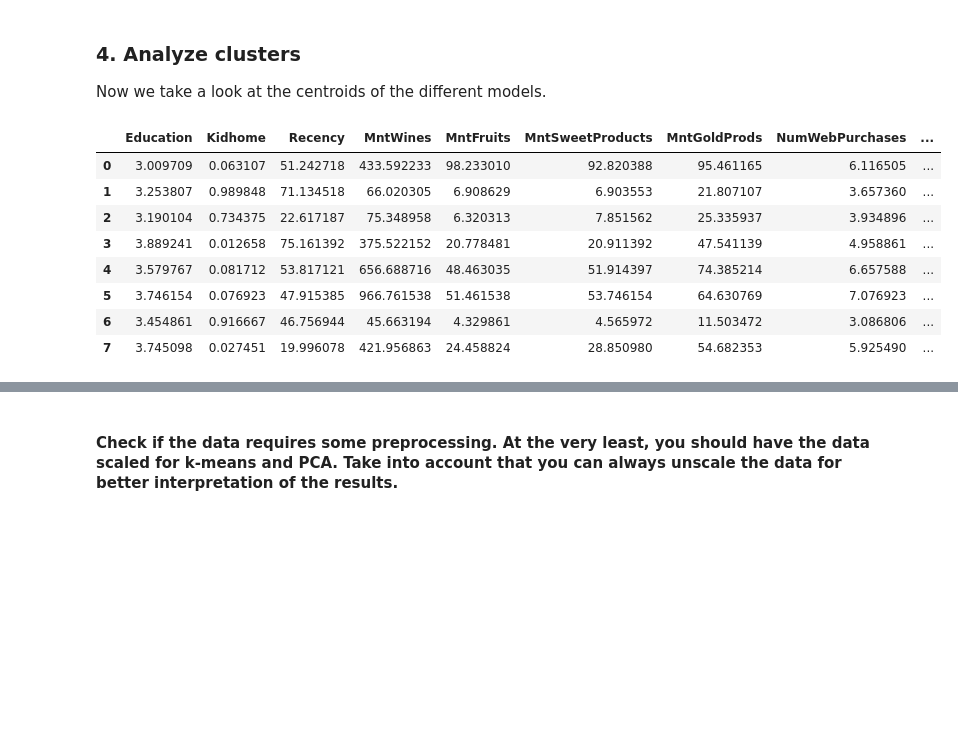
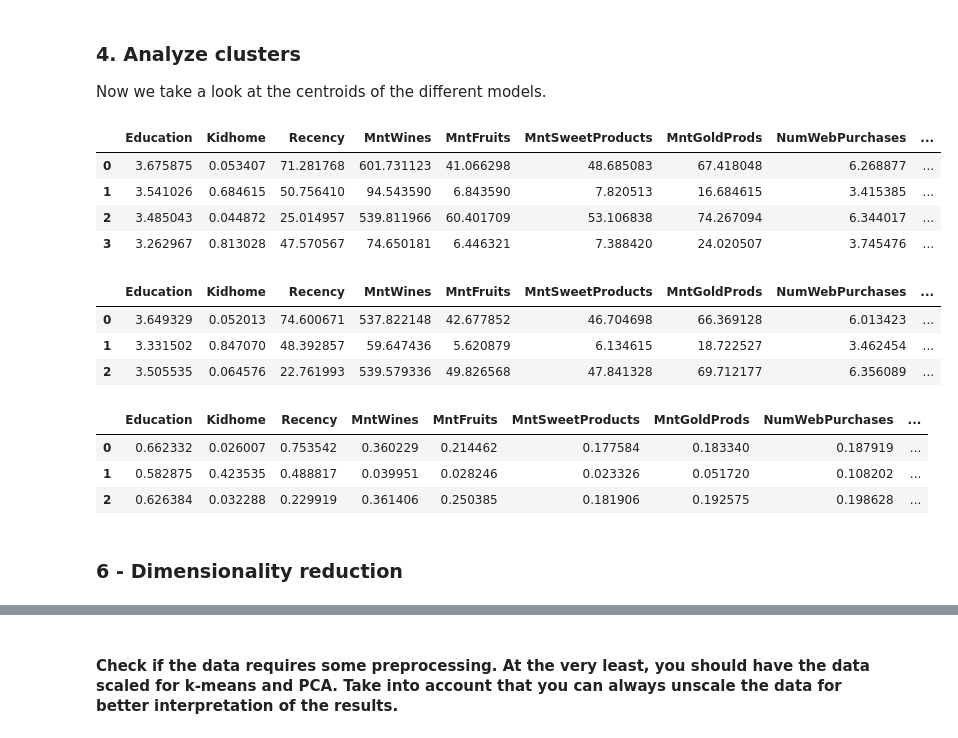
Before and after one commit to sannahartmann/Assignment-1-Unsupervised-learning, a Jupyter notebook: assignment1.ipynb, the cells around one changed output, grey strips where cells are left out. Saved outputs shown, nothing was run; the diff lists cells and outputs as text; code cells hidden in the pictures; blank space fills up the shorter version.

```diff
--- a/assignment1.ipynb
+++ b/assignment1.ipynb
@@ -229,11 +231,13 @@ Perhaps expectedly, the average results are much more smooth than the single sim
 ### 3. Train the k-means models
 Now, we make a k-means model for every candidate cluster number. In the last section it was found that 8-10 clusters could be a good number of clusters to examine further.
 # %%
+km3  = KMeans(n_clusters=3,  random_state=19)
 km4  = KMeans(n_clusters=4,  random_state=19)
 km8  = KMeans(n_clusters=8,  random_state=19)
 km9  = KMeans(n_clusters=9,  random_state=19)
 km10 = KMeans(n_clusters=10, random_state=19)
 
+km3.fit( df_scaled)
 km4.fit( df_scaled)
 km8.fit( df_scaled)
 km9.fit( df_scaled)
@@ -244,16 +248,30 @@ KMeans(n_clusters=10, random_state=19)
 ### 4. Analyze clusters
 Now we take a look at the centroids of the different models.
 # %%
-centers = pd.DataFrame(km8.cluster_centers_,columns=df_scaled.columns)
-centers_unscaled = pd.DataFrame(scaler.inverse_transform(centers),index=centers.index,columns=centers.columns)
-centers_unscaled
+centers4 = pd.DataFrame(km4.cluster_centers_,columns=df_scaled.columns)
+centers_unscaled4 = pd.DataFrame(scaler.inverse_transform(centers4),index=centers4.index,columns=centers4.columns)
+centers_unscaled4
 # %% [output]
 |  | Education | Kidhome | Recency | MntWines | MntFruits | MntSweetProducts | MntGoldProds | NumWebPurchases | ... |
-| 0 | 3.009709 | 0.063107 | 51.242718 | 433.592233 | 98.233010 | 92.820388 | 95.461165 | 6.116505 | ... |
-| 1 | 3.253807 | 0.989848 | 71.134518 | 66.020305 | 6.908629 | 6.903553 | 21.807107 | 3.657360 | ... |
-| 2 | 3.190104 | 0.734375 | 22.617187 | 75.348958 | 6.320313 | 7.851562 | 25.335937 | 3.934896 | ... |
-| 3 | 3.889241 | 0.012658 | 75.161392 | 375.522152 | 20.778481 | 20.911392 | 47.541139 | 4.958861 | ... |
-| 4 | 3.579767 | 0.081712 | 53.817121 | 656.688716 | 48.463035 | 51.914397 | 74.385214 | 6.657588 | ... |
-| 5 | 3.746154 | 0.076923 | 47.915385 | 966.761538 | 51.461538 | 53.746154 | 64.630769 | 7.076923 | ... |
-| 6 | 3.454861 | 0.916667 | 46.756944 | 45.663194 | 4.329861 | 4.565972 | 11.503472 | 3.086806 | ... |
-| 7 | 3.745098 | 0.027451 | 19.996078 | 421.956863 | 24.458824 | 28.850980 | 54.682353 | 5.925490 | ... |
+| 0 | 3.675875 | 0.053407 | 71.281768 | 601.731123 | 41.066298 | 48.685083 | 67.418048 | 6.268877 | ... |
+| 1 | 3.541026 | 0.684615 | 50.756410 | 94.543590 | 6.843590 | 7.820513 | 16.684615 | 3.415385 | ... |
+| 2 | 3.485043 | 0.044872 | 25.014957 | 539.811966 | 60.401709 | 53.106838 | 74.267094 | 6.344017 | ... |
+| 3 | 3.262967 | 0.813028 | 47.570567 | 74.650181 | 6.446321 | 7.388420 | 24.020507 | 3.745476 | ... |
+# %%
+centers3 = pd.DataFrame(km3.cluster_centers_,columns=df_scaled.columns)
+centers_unscaled3 = pd.DataFrame(scaler.inverse_transform(centers3),index=centers3.index,columns=centers3.columns)
+centers_unscaled3
+# %% [output]
+|  | Education | Kidhome | Recency | MntWines | MntFruits | MntSweetProducts | MntGoldProds | NumWebPurchases | ... |
+| 0 | 3.649329 | 0.052013 | 74.600671 | 537.822148 | 42.677852 | 46.704698 | 66.369128 | 6.013423 | ... |
+| 1 | 3.331502 | 0.847070 | 48.392857 | 59.647436 | 5.620879 | 6.134615 | 18.722527 | 3.462454 | ... |
+| 2 | 3.505535 | 0.064576 | 22.761993 | 539.579336 | 49.826568 | 47.841328 | 69.712177 | 6.356089 | ... |
+# %%
+centers3
+# %% [output]
+|  | Education | Kidhome | Recency | MntWines | MntFruits | MntSweetProducts | MntGoldProds | NumWebPurchases | ... |
+| 0 | 0.662332 | 0.026007 | 0.753542 | 0.360229 | 0.214462 | 0.177584 | 0.183340 | 0.187919 | ... |
+| 1 | 0.582875 | 0.423535 | 0.488817 | 0.039951 | 0.028246 | 0.023326 | 0.051720 | 0.108202 | ... |
+| 2 | 0.626384 | 0.032288 | 0.229919 | 0.361406 | 0.250385 | 0.181906 | 0.192575 | 0.198628 | ... |
+# %% [markdown]
+### 6 - Dimensionality reduction
```
Also changed, not shown: parts of 9 cells of this notebook.
